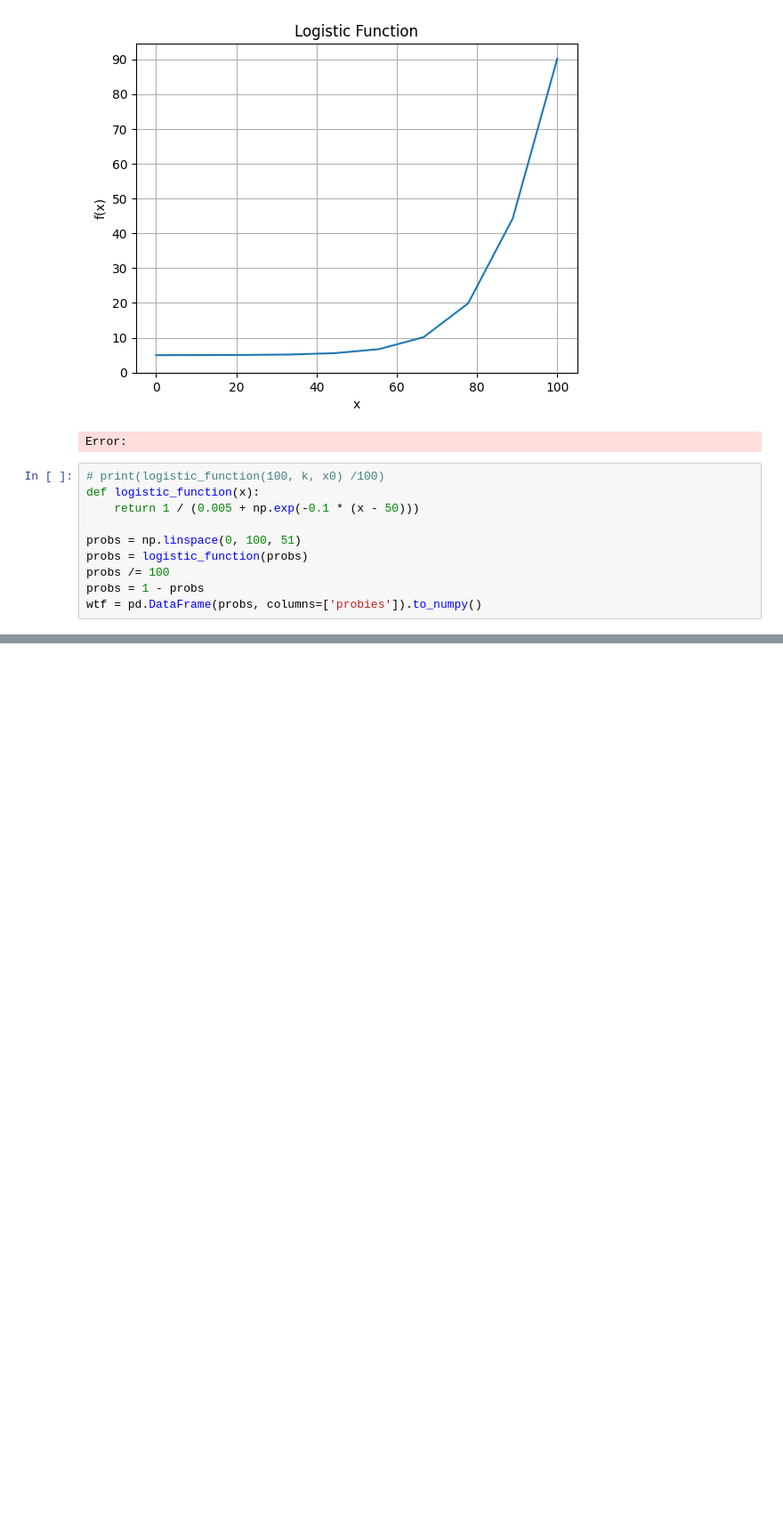
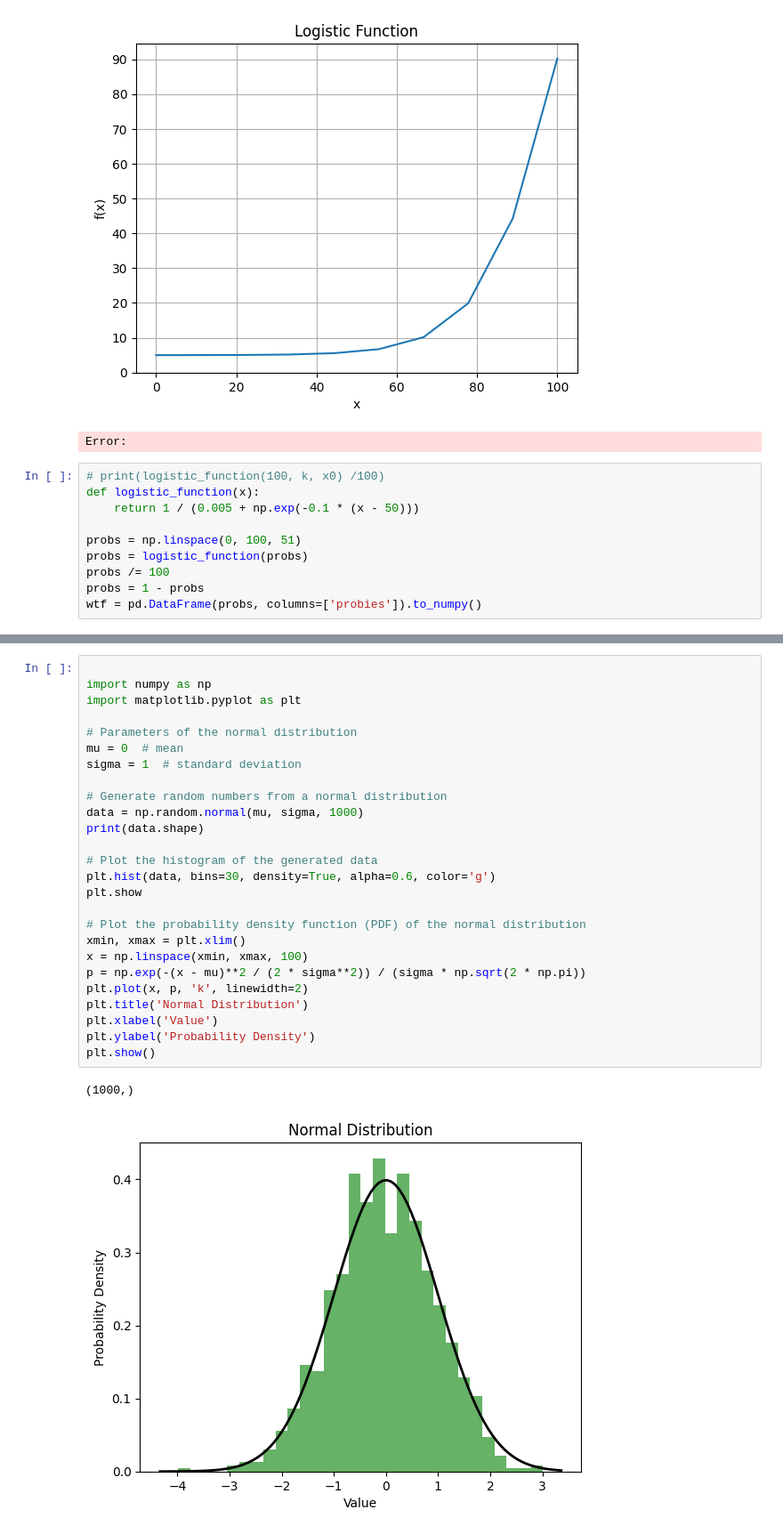
Before and after one commit to borisim/IV109, a Jupyter notebook: testi.ipynb, the cells around one changed output, grey strips where cells are left out. Shown at 89% size. Cells and saved outputs as stored; diff of their text form; blank space fills up the shorter version.

```diff
--- a/testi.ipynb
+++ b/testi.ipynb
@@ -173,0 +156,29 @@ huh.fillna(69, limit=1)
+# %%
+
+import numpy as np
+import matplotlib.pyplot as plt
+
+# Parameters of the normal distribution
+mu = 0  # mean
+sigma = 1  # standard deviation
+
+# Generate random numbers from a normal distribution
+data = np.random.normal(mu, sigma, 1000)
+print(data.shape)
+
+# Plot the histogram of the generated data
+plt.hist(data, bins=30, density=True, alpha=0.6, color='g')
+plt.show
+
+# Plot the probability density function (PDF) of the normal distribution
+xmin, xmax = plt.xlim()
+x = np.linspace(xmin, xmax, 100)
+p = np.exp(-(x - mu)**2 / (2 * sigma**2)) / (sigma * np.sqrt(2 * np.pi))
+plt.plot(x, p, 'k', linewidth=2)
+plt.title('Normal Distribution')
+plt.xlabel('Value')
+plt.ylabel('Probability Density')
+plt.show()
+# %% [output]
+(1000,)
+[figure, added]
```
Also changed, not shown: parts of 2 cells of this notebook, 2 other files.
